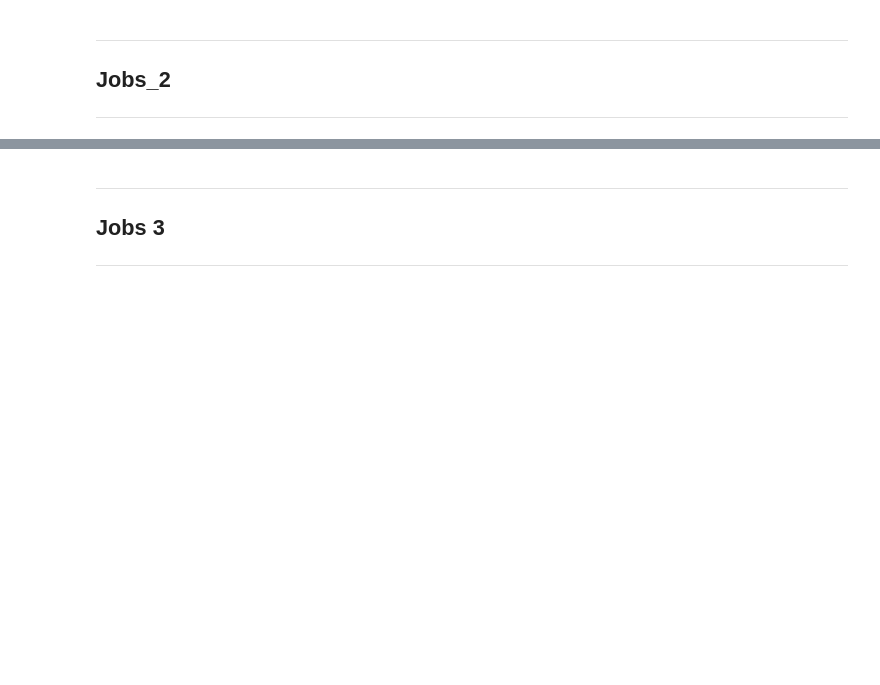
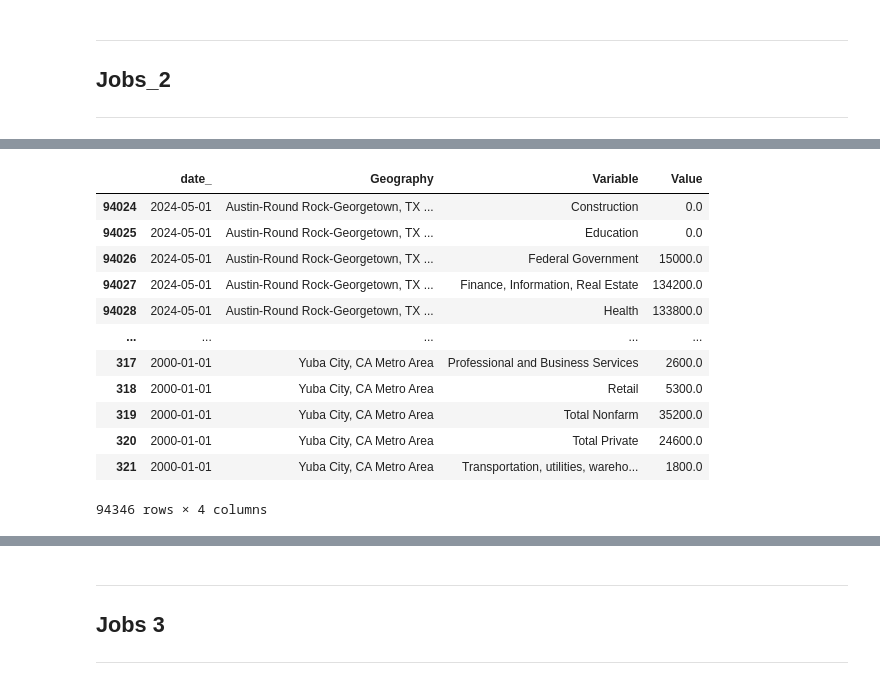
Before and after one commit to SACOG/Regional-Monitoring, a Jupyter notebook: Indicator_Gen/Python Code/BLS/Step 01 - BLS Queries.ipynb, the cells around one changed output, grey strips where cells are left out. Cells and saved outputs as stored; diff of their text form; code cells hidden in the pictures; blank space fills up the shorter version.

```diff
--- a/Indicator_Gen/Python Code/BLS/Step 01 - BLS Queries.ipynb
+++ b/Indicator_Gen/Python Code/BLS/Step 01 - BLS Queries.ipynb
@@ -655,13 +828,24 @@ print(f"\nDataFrames have been exported to {dataframe_path}")
 
 print('')
 print("Finished ^_^..V..")
+# %%
+sheet_names = ['Sheet1',
+ 'Sheet2',
+ 'Sheet3']
+# %%
+dataframe_path = 'C:\\Users\\jchoy\\Documents\\Python Projects\\Regional-Monitoring\\Indicator_Gen\\Python Code\\BLS\\config\\multiple_dataframes_3.xlsx'
+# %%
+# merge all dataframes togetehr from the multiple frames 1, 2, 3
+
+for sheet in sheet_names:
+    df = pd.read_excel(dataframe_path, sheet_name=sheet)
+    mult_files.append(df)
 # %%
-# Merge all together
-dfs = dfs_beta + dfs_gamma + dfs_lambda
+# Merge all together | Only used 7 series, but we need 17 for the mapping. So rerun the inputs code again
 
 def merge_dfs(df1, df2):
     return df1.merge(df2, on=['date_', 'Geography'])
-df_joined = reduce(merge_dfs, dfs)
+df_joined = reduce(merge_dfs, mult_files)
 df_bls1 = df_joined.melt(id_vars=['date_', 'Geography'],
                     var_name='Industry',
                     value_name='Value')
@@ -676,6 +860,22 @@ df_bls2['date_'] = df_bls2['date_'].astype(str)
 
 df_bls1 = df_bls1.sort_values(['Geography', 'date_'], ascending = [True, False])
 df_bls2 = df_bls2.sort_values(['Geography', 'date_'], ascending = [True, False])
+# %%
+df_bls1
+# %% [output]
+|  | date_ | Geography | Variable | Value |
+| 94024 | 2024-05-01 | Austin-Round Rock-Georgetown, TX ... | Construction | 0.0 |
+| 94025 | 2024-05-01 | Austin-Round Rock-Georgetown, TX ... | Education | 0.0 |
+| 94026 | 2024-05-01 | Austin-Round Rock-Georgetown, TX ... | Federal Government | 15000.0 |
+| 94027 | 2024-05-01 | Austin-Round Rock-Georgetown, TX ... | Finance, Information, Real Estate | 134200.0 |
+| 94028 | 2024-05-01 | Austin-Round Rock-Georgetown, TX ... | Health | 133800.0 |
+| ... | ... | ... | ... | ... |
+| 317 | 2000-01-01 | Yuba City, CA Metro Area | Professional and Business Services | 2600.0 |
+| 318 | 2000-01-01 | Yuba City, CA Metro Area | Retail | 5300.0 |
+| 319 | 2000-01-01 | Yuba City, CA Metro Area | Total Nonfarm | 35200.0 |
+| 320 | 2000-01-01 | Yuba City, CA Metro Area | Total Private | 24600.0 |
+| 321 | 2000-01-01 | Yuba City, CA Metro Area | Transportation, utilities, wareho... | 1800.0 |
+94346 rows × 4 columns
 # %%
 if percentages == 'Yes':
 
```
Also changed, not shown: parts of 32 cells of this notebook, 20 other files.
